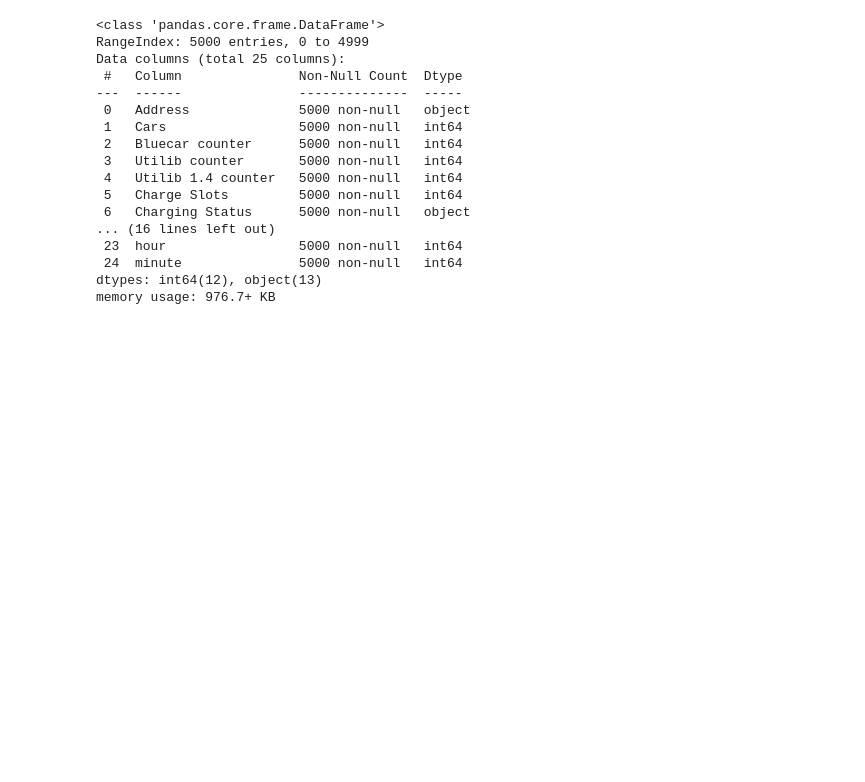
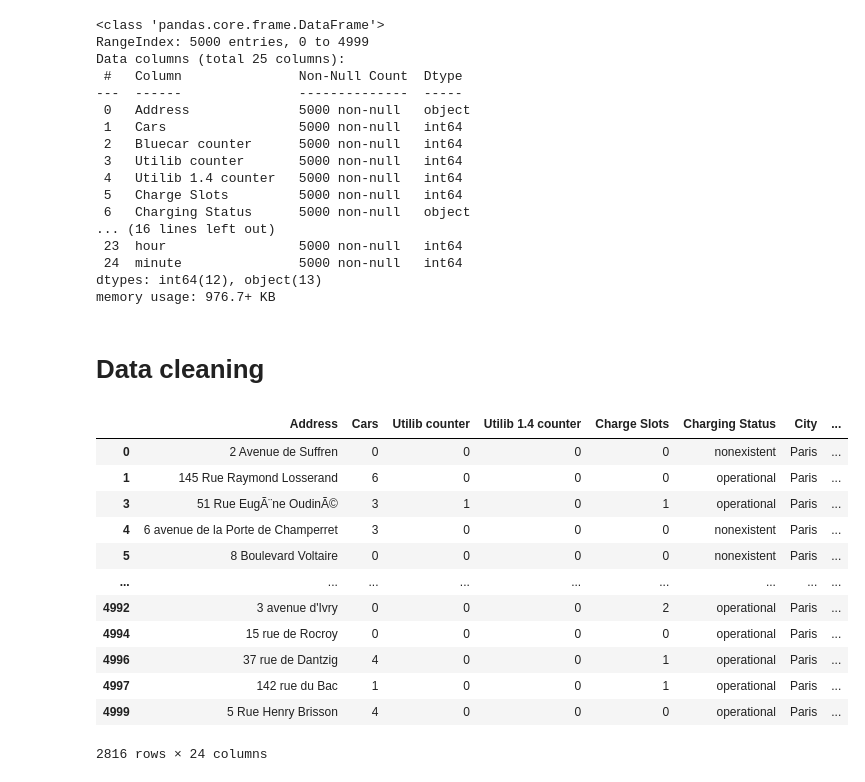
Before and after one commit to mutwirivic/week4_ip, a Jupyter notebook: Moringa_Data_Science_Prep_W4_Independent_Project_2020_04_Victor_Mutwiri_python.ipynb, the cells around one changed output. Saved outputs shown, nothing was run; the diff lists cells and outputs as text; code cells hidden in the pictures; blank space fills up the shorter version.

Commit message:
Completed data cleaning

```diff
--- a/Moringa_Data_Science_Prep_W4_Independent_Project_2020_04_Victor_Mutwiri_python.ipynb
+++ b/Moringa_Data_Science_Prep_W4_Independent_Project_2020_04_Victor_Mutwiri_python.ipynb
@@ -76,3 +76,27 @@ Data columns (total 25 columns):
  24  minute               5000 non-null   int64
 dtypes: int64(12), object(13)
 memory usage: 976.7+ KB
+# %% [markdown]
+# Data cleaning
+# %%
+# Drop rows where city is not Paris, month is not April and year is not 2018 and assign the new dataframe to df1
+df1 = df[~((df['City']!='Paris') | (df['year']!=2018) | (df['month']!=4))]
+# %%
+#Drop column 'Bluecar counter' because it is equivalent to column cars
+df1 = df1.drop(['Bluecar counter'], axis =1)
+# %%
+df1
+# %% [output]
+|  | Address | Cars | Utilib counter | Utilib 1.4 counter | Charge Slots | Charging Status | City | ... |
+| 0 | 2 Avenue de Suffren | 0 | 0 | 0 | 0 | nonexistent | Paris | ... |
+| 1 | 145 Rue Raymond Losserand | 6 | 0 | 0 | 0 | operational | Paris | ... |
+| 3 | 51 Rue EugÃ¨ne OudinÃ© | 3 | 1 | 0 | 1 | operational | Paris | ... |
+| 4 | 6 avenue de la Porte de Champerret | 3 | 0 | 0 | 0 | nonexistent | Paris | ... |
+| 5 | 8 Boulevard Voltaire | 0 | 0 | 0 | 0 | nonexistent | Paris | ... |
+| ... | ... | ... | ... | ... | ... | ... | ... | ... |
+| 4992 | 3 avenue d'Ivry | 0 | 0 | 0 | 2 | operational | Paris | ... |
+| 4994 | 15 rue de Rocroy | 0 | 0 | 0 | 0 | operational | Paris | ... |
+| 4996 | 37 rue de Dantzig | 4 | 0 | 0 | 1 | operational | Paris | ... |
+| 4997 | 142 rue du Bac | 1 | 0 | 0 | 1 | operational | Paris | ... |
+| 4999 | 5 Rue Henry Brisson | 4 | 0 | 0 | 0 | operational | Paris | ... |
+2816 rows × 24 columns
```
Also changed, not shown: parts of 13 cells of this notebook.
